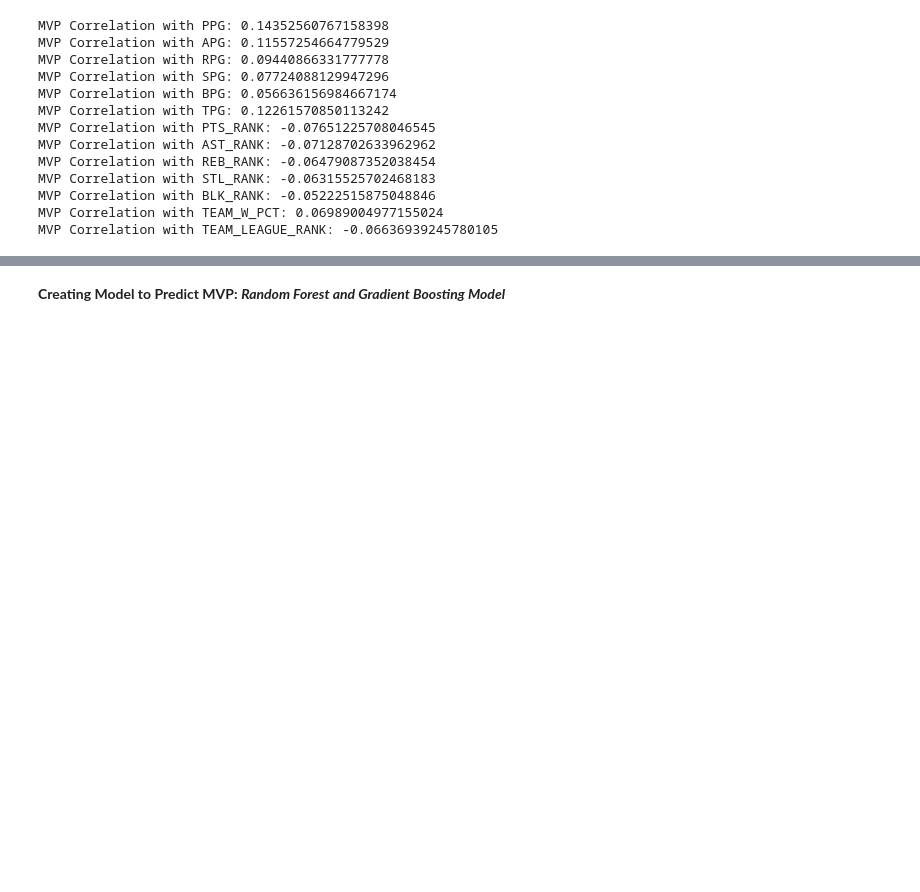
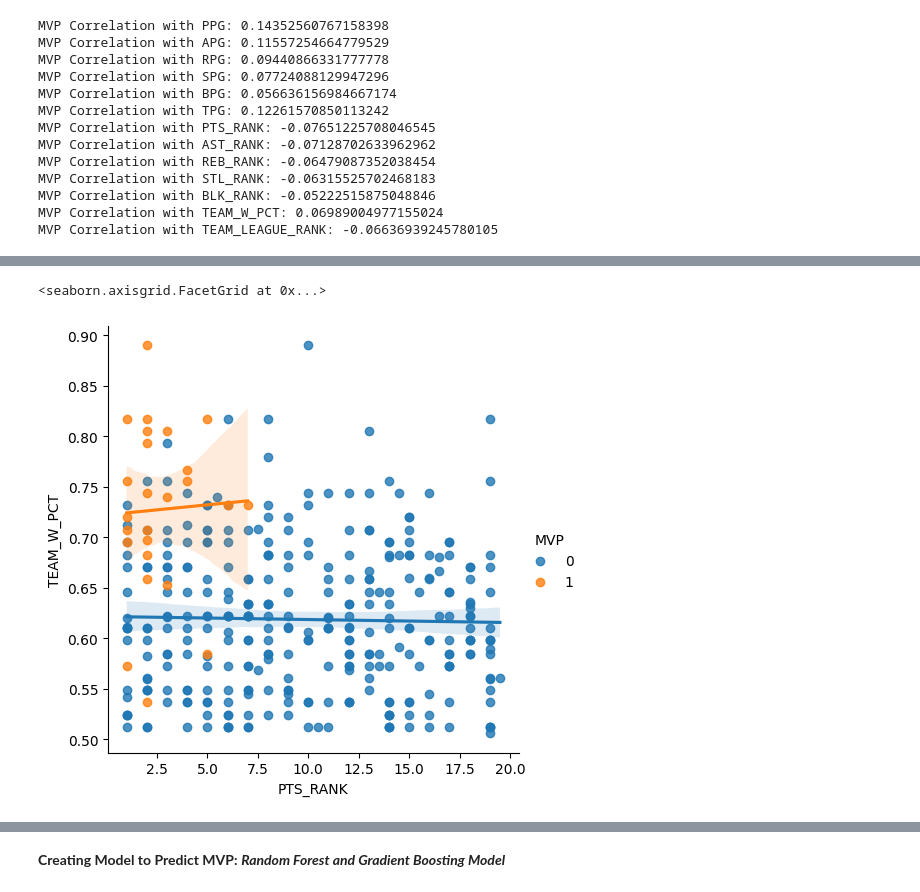
Before and after one commit to D-Aldana/SENG474-NBA_API, a Jupyter notebook: NBA-proj.ipynb, the cells around one changed output, grey strips where cells are left out. Drawn from its saved outputs; the diff is of its cells as text; code cells hidden in the pictures; blank space fills up the shorter version.

```diff
--- a/NBA-proj.ipynb
+++ b/NBA-proj.ipynb
@@ -201,0 +169,6 @@ sns.lmplot(x = 'PPG', y = 'TEAM_W_PCT', data=player_df, hue='MVP')
+# %%
+# Scatter plot of PTS_RANK vs TEAM_W_PCT with PTS_RANK thresholded at 50 and TEAM_W_PCT thresholded at 0.5
+sns.lmplot(x = 'PTS_RANK', y = 'TEAM_W_PCT', data=player_df.loc[(player_df['PTS_RANK'] < 20) & (player_df['TEAM_W_PCT'] > 0.5)], hue = 'MVP')
+# %% [output]
+<seaborn.axisgrid.FacetGrid at 0x...>
+[figure, added]
```
Also changed, not shown: parts of 24 cells of this notebook.
